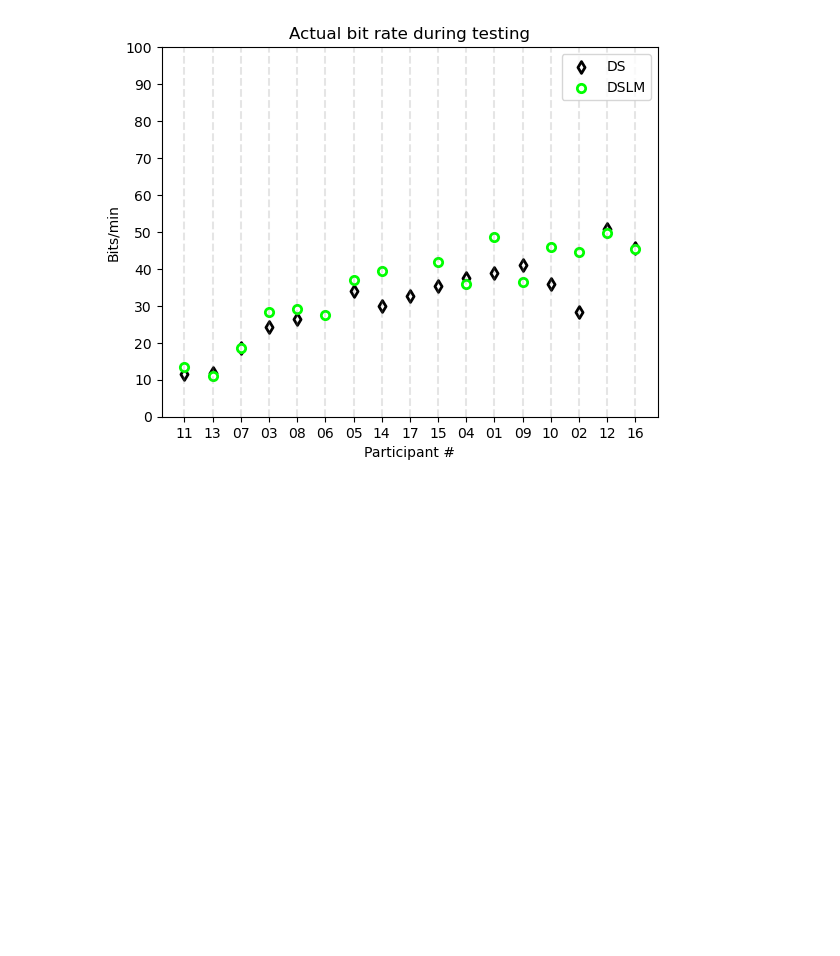
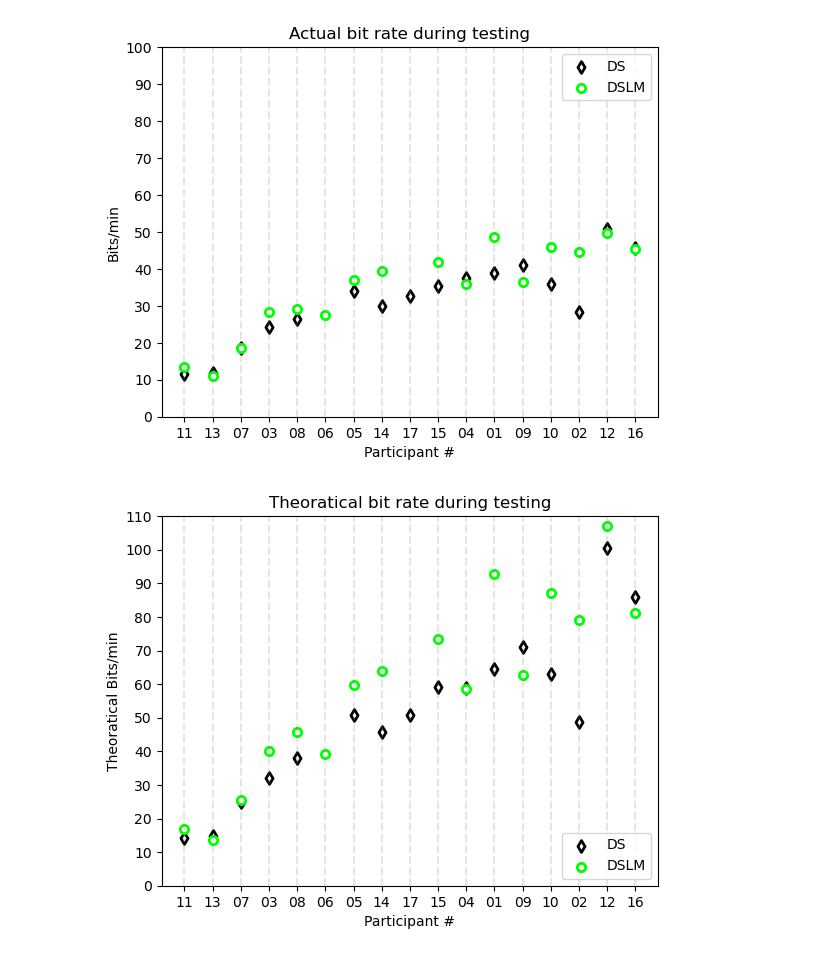
Before and after one commit to zs144/P300-BCI, a Jupyter notebook: Task6/task6.ipynb, the cells around one changed output. Cells and saved outputs as stored; diff of their text form; code cells hidden in the pictures; blank space fills up the shorter version.

```diff
--- a/Task6/task6.ipynb
+++ b/Task6/task6.ipynb
@@ -598,3 +600,32 @@ for i in range(len(obj_indices)):
 plt.show()
 # %% [output]
 [figure]
+# %%
+DS_P = DS_accuracies_and_AUC_df['accuracy']
+DS_B = np.log2(M) + DS_P*np.log2(DS_P) + (1-DS_P)*np.log2((1-DS_P)/(M-1))
+interval = (3.5*35/60) # the interval between chars
+DS_theo_bit_rate = DS_B * 36 / (DS_TCT - interval)
+
+DSLM_P = DSLM_accuracies_and_AUC_df['accuracy']
+DSLM_B = np.log2(M) + DSLM_P*np.log2(DSLM_P) + (1-DSLM_P)*np.log2((1-DSLM_P)/(M-1))
+DSLM_theo_bit_rate = DSLM_B * 36 / (DSLM_TCT - interval)
+# %%
+plt.scatter(x=[i+1 for i in range(len(obj_indices))], y=DS_theo_bit_rate, lw=2,
+            color='white', edgecolors='black', marker='d', label='DS')
+
+plt.scatter(x=[i+1 for i in range(len(obj_indices))], y=DSLM_theo_bit_rate, lw=2,
+            color='white', edgecolors='lime', marker='o', label='DSLM')
+
+plt.xlabel('Participant #')
+plt.xticks(ticks=[i+1 for i in range(len(obj_indices))], labels=AUC_df['index'])
+plt.ylabel('Theoratical Bits/min')
+plt.ylim(0, 110)
+plt.yticks([10*i for i in range(12)])
+plt.title('Theoratical bit rate during testing')
+plt.legend(loc=4)
+
+for i in range(len(obj_indices)):
+    plt.axvline(x=i+1, color='gray', alpha=0.2, linestyle='--')
+plt.show()
+# %% [output]
+[figure, added]
```
Also changed, not shown: parts of 1 cell of this notebook, 1 other file.
